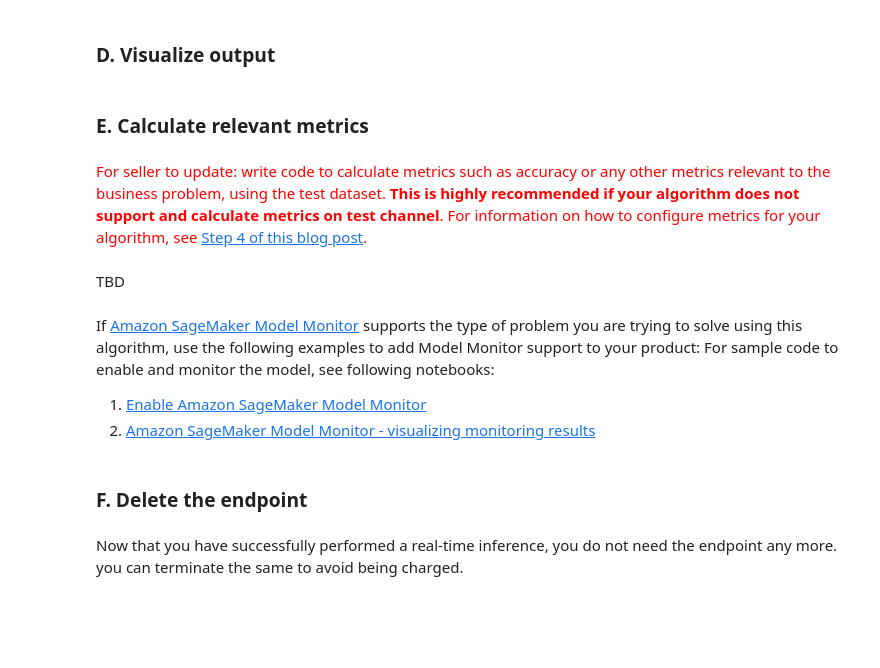
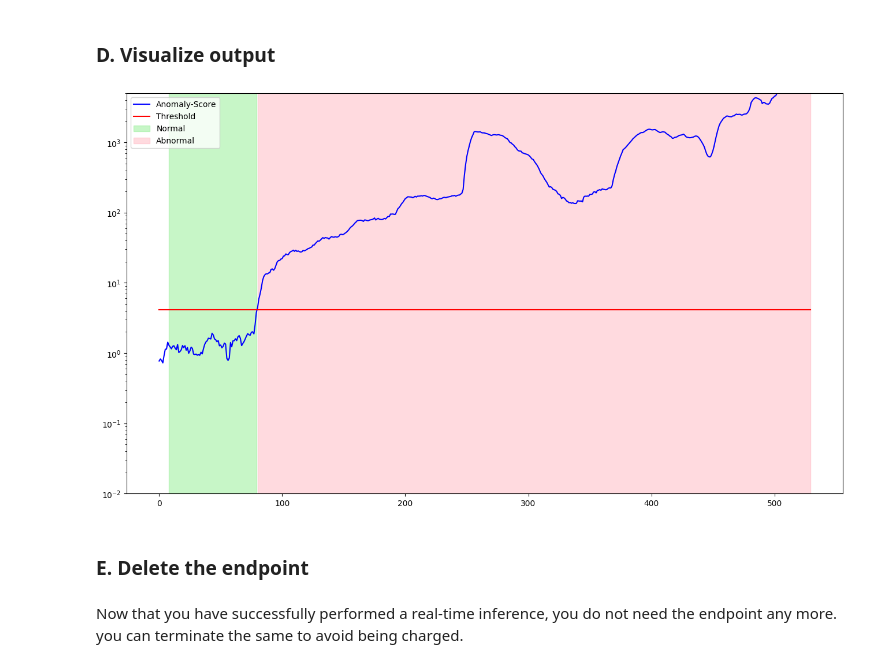
Before and after one commit to AI-Advisor-ML-Marketplace/multivariate-anomaly-detection, a Jupyter notebook: AI-Advisor_multivariate_anomaly_detection.ipynb, the cells around one changed output. Cells and saved outputs as stored; diff of their text form; code cells hidden in the pictures; blank space fills up the shorter version.

Commit message:
UPDATE: update v1-1-4 jupyter notebook

```diff
--- a/AI-Advisor_multivariate_anomaly_detection.ipynb
+++ b/AI-Advisor_multivariate_anomaly_detection.ipynb
@@ -310,6 +309,6 @@ print(df.head())
+# %%
+file_name = "data/inference/test.csv"
 # %% [markdown]
 <Add code snippet that shows the payload contents>
 # %% [markdown]
 ### C. Perform real-time inference
-# %%
-content_type = 'application/x-recordio-protobuf'
@@ -331,0 +315,16 @@ An error occurred (ModelError) when calling the InvokeEndpoint operation: Receiv
+# %%
+import pandas as pd
+import io
+
+runtime = boto3.client('sagemaker-runtime', region_name=aws_region, aws_access_key_id=aws_access_key, aws_secret_access_key=aws_secret_key)
+# %%
+response = runtime.invoke_endpoint(
+    EndpointName=predictor.endpoint_name,
+    ContentType=content_type,
+    #Body=file_name.encode('utf-8'),
+    Body=open(file_name, 'rb').read(),
+    Accept=content_type
+)
+
+content = response['Body'].read()
+binary_stream = io.BytesIO(content)
@@ -341,16 +369,43 @@ print(result.head())
-# %% [markdown]
-### E. Calculate relevant metrics
-# %% [markdown]
-<font color='red'>For seller to update: write code to calculate metrics such as accuracy or any other metrics relevant to the business problem, using the test dataset. **This is highly recommended if your algorithm does not support and calculate metrics on test channel**. For information on how to configure metrics for your algorithm, see [Step 4 of this blog post](https://aws.amazon.com/blogs/machine-learning/easily-monitor-and-visualize-metrics-while-training-models-on-amazon-sagemaker/). </font>
-# %% [markdown]
-TBD
-# %% [markdown]
-If [Amazon SageMaker Model Monitor](https://docs.aws.amazon.com/sagemaker/latest/dg/model-monitor.html) supports the type of problem you are trying to solve using this algorithm, use the following examples to add Model Monitor support to your product:
-For sample code to enable and monitor the model, see following notebooks:
-1. [Enable Amazon SageMaker Model Monitor](https://github.com/awslabs/amazon-sagemaker-examples/blob/master/sagemaker_model_monitor/enable_model_monitor/SageMaker-Enable-Model-Monitor.ipynb)
-2. [Amazon SageMaker Model Monitor - visualizing monitoring results](https://github.com/awslabs/amazon-sagemaker-examples/blob/master/sagemaker_model_monitor/visualization/SageMaker-Model-Monitor-Visualize.ipynb)
+# %%
+## Accurate plot with lookback value
+import matplotlib.pyplot as plt
+
+#################################################################
+y_upper = 5e3
+y_lower = 1e-2
+
+LOOKBACK_SIZE = 9
+lookback = LOOKBACK_SIZE - 1
+#################################################################
+
+result_df.rename(columns = {'loss':'Anomaly-Score','thr':'Threshold'}, inplace=True)
+labels = result_df['Anomaly']
+
+ax = result_df.plot(logy=True,  figsize=(16,9), ylim=[y_lower,y_upper], color=['blue','red'])
+ax.fill_between(result_df.index[lookback:],
+                y_upper, y_lower,
+                where=labels[lookback:] == False,
+                color='lightgreen',
+                alpha=0.5,
+                label='Normal')
+
+ax.fill_between(result_df.index[lookback:],
+                y_upper, y_lower,
+                where=labels[lookback:] == True,
+                color='lightpink',
+                alpha=0.5,
+                label='Abnormal')
+
+# # ax.axvline(critical_date, color="green", linestyle="dashed")
+# plt.text("2004-02-14 00:00:00", 1e3, s='Train:Normal', fontsize=15)
+# plt.text("2004-02-15 14:00:00", 1e3, s='Test:Normal/Abnormal', fontsize=15)
+
+plt.legend(loc="upper left")
+plt.show()
+# %% [output]
+[figure, added]
 # %% [markdown]
-### F. Delete the endpoint
+### E. Delete the endpoint
 # %% [markdown]
 Now that you have successfully performed a real-time inference, you do not need the endpoint any more. you can terminate the same to avoid being charged.
 # %%
```
Also changed, not shown: parts of 47 cells of this notebook, 2 other files.
